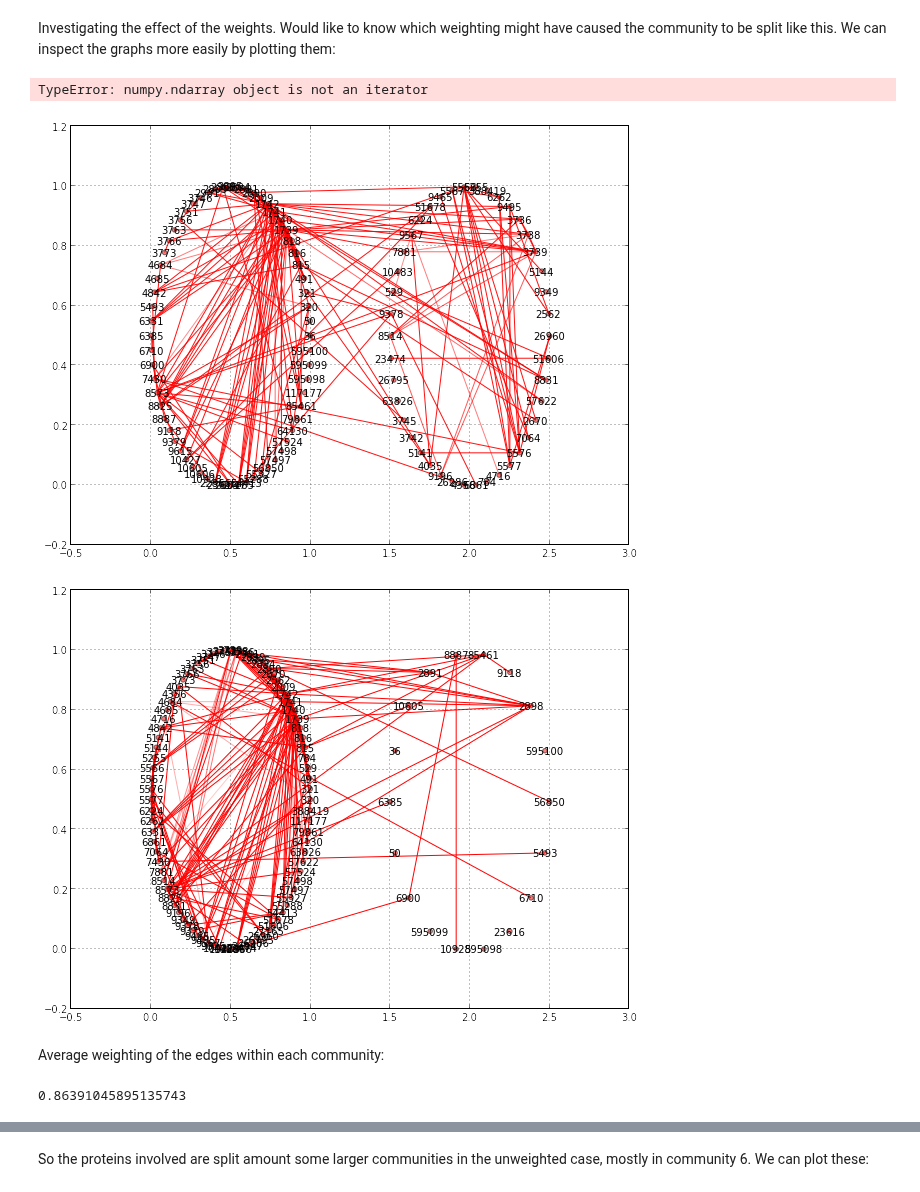
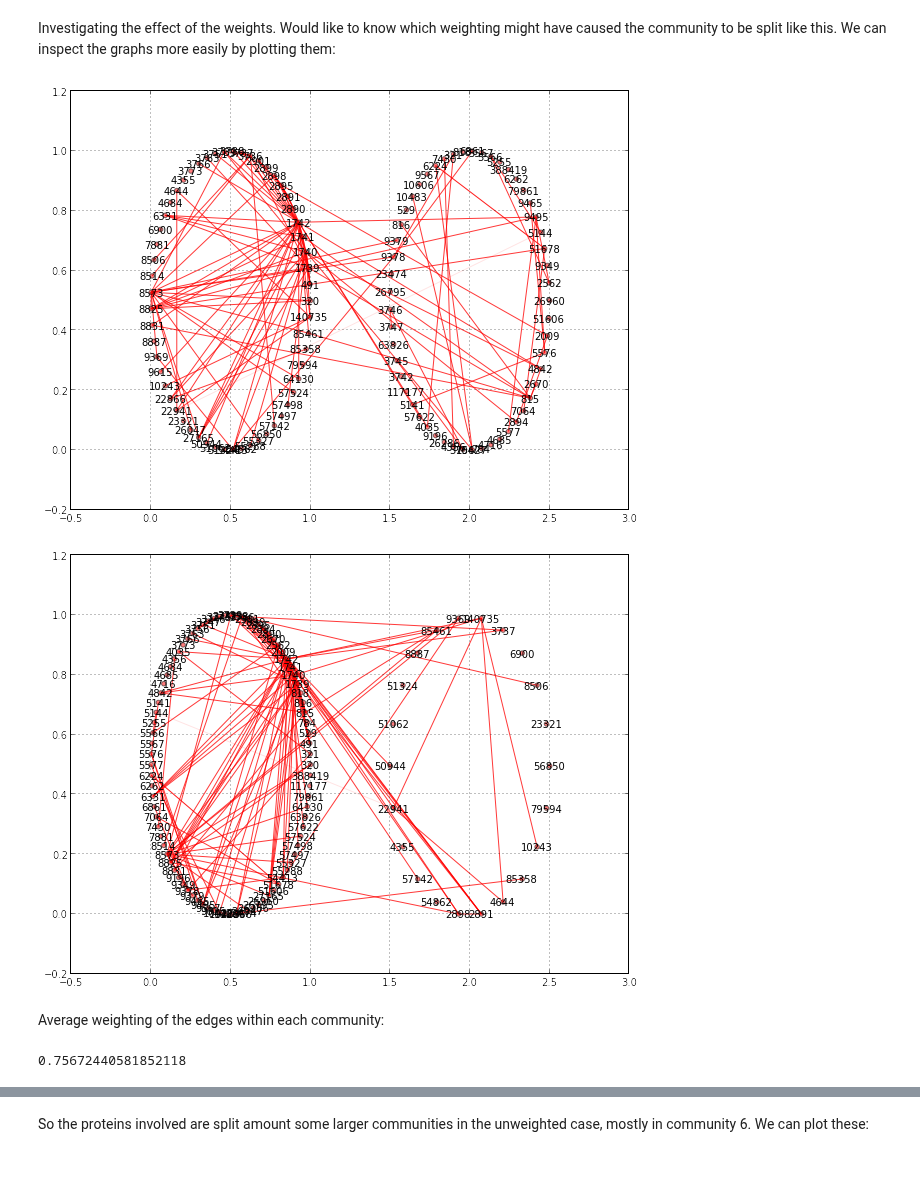
Before and after one commit to gngdb/opencast-bio, a Jupyter notebook: notebooks/Community Detection.ipynb, the cells around one changed output, grey strips where cells are left out. Cells and saved outputs as stored; diff of their text form; code cells hidden in the pictures.

```diff
--- a/notebooks/Community Detection.ipynb
+++ b/notebooks/Community Detection.ipynb
@@ -493,10 +475,6 @@ interactions = loadtxt("testdata/edgelist_update_weighted.txt",dtype=str)
 interactions = interactions[1:]
 # %%
 import networkx as nx
-# %%
-linspace(0.5,1,10)
-# %% [output]
-TypeError: numpy.ndarray object is not an iterator
 # %%
 def plotcommunities(com1,com2):
     G = nx.Graph()
@@ -514,19 +492,19 @@ def plotcommunities(com1,com2):
         pos2[k] = array([pos2[k][0]+1.5,pos2[k][1]])
     pos = dict(pos.items()+pos2.items())
     nx.draw_networkx_nodes(G,pos,node_size=20,alpha=0.5)
-    lim = lim-0.2
     for k in edict:
         nx.draw_networkx_edges(G,pos,edgelist=edict[k],alpha=(k-lim)*(1/(1-lim)),edge_color='r')
+        #nx.draw_networkx_edges(G,pos,edgelist=edict[k],edge_color='r')
     l=nx.draw_networkx_labels(G,pos,font_size=10,font_family='sans-serif')
     return None
 # %%
-plotcommunities(weightedcommunities[48],unweightedcommunities[29])
+plotcommunities(weightedcommunities[125],unweightedcommunities[29])
 # %% [output]
-[figure, old version]
+[figure, new version]
 # %%
-plotcommunities(unweightedcommunities[29],weightedcommunities[48])
+plotcommunities(unweightedcommunities[29],weightedcommunities[125])
 # %% [output]
-[figure, old version]
+[figure, new version]
 # %% [markdown]
 Average weighting of the edges within each community:
 # %%
@@ -537,9 +515,9 @@ def averageweight(community):
             weights.append(float(l[2]))
     return average(weights)
 # %%
-averageweight(weightedcommunities[48])
+averageweight(weightedcommunities[125])
 # %% [output]
-0.86391045895135743
+0.75672440581852118
 # %%
 averageweight(unweightedcommunities[29])
 # %% [output]
```
Also changed, not shown: parts of 34 cells of this notebook.
